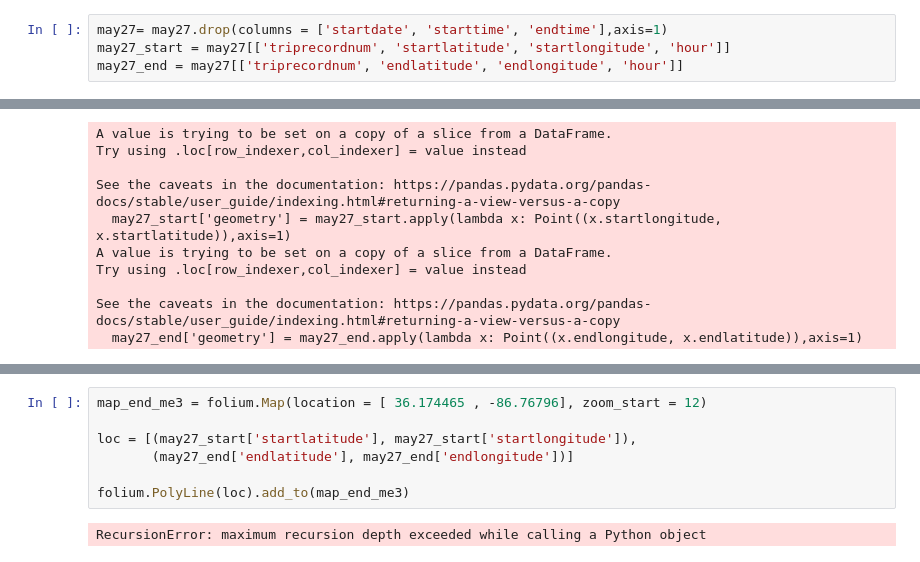
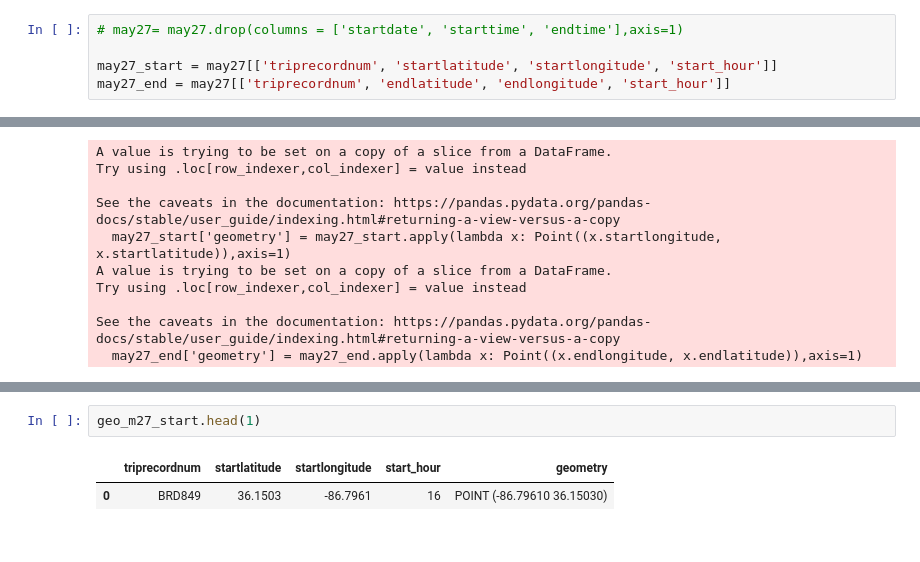
Before and after one commit to NSS-Data-Analytics-Cohort-8/scooter-partner1-badger-badger-python, a Jupyter notebook: notebooks/deliverables_scoot_3.ipynb, the cells around one changed output, grey strips where cells are left out. Cells and saved outputs as stored; diff of their text form.

```diff
--- a/notebooks/deliverables_scoot_3.ipynb
+++ b/notebooks/deliverables_scoot_3.ipynb
@@ -398,9 +392,10 @@ may27['starttime_clean'] = may27_temp['starttime_clean']
 may27['starttime_clean'] = pd.to_datetime(may27['starttime_clean'], format = '%H:%M:%S')
 may27['start_hour'] = may27['starttime_clean'].dt.hour
 # %%
-may27= may27.drop(columns = ['startdate', 'starttime', 'endtime'],axis=1)
-may27_start = may27[['triprecordnum', 'startlatitude', 'startlongitude', 'hour']]
-may27_end = may27[['triprecordnum', 'endlatitude', 'endlongitude', 'hour']]
+# may27= may27.drop(columns = ['startdate', 'starttime', 'endtime'],axis=1)
+
+may27_start = may27[['triprecordnum', 'startlatitude', 'startlongitude', 'start_hour']]
+may27_end = may27[['triprecordnum', 'endlatitude', 'endlongitude', 'start_hour']]
 # %%
 may27_start['startlatitude'] = may27_start['startlatitude'].astype(str)
 may27_start['startlongitude'] = may27_start['startlongitude'].astype(str)
@@ -473,9 +445,5 @@ dtype: object
-# %%
-map_end_me3 = folium.Map(location = [ 36.174465 , -86.76796], zoom_start = 12)
-
-loc = [(may27_start['startlatitude'], may27_start['startlongitude']),
-       (may27_end['endlatitude'], may27_end['endlongitude'])]
-
-folium.PolyLine(loc).add_to(map_end_me3)
-# %% [output]
-RecursionError: maximum recursion depth exceeded while calling a Python object
+# %%
+geo_m27_start.head(1)
+# %% [output]
+|  | triprecordnum | startlatitude | startlongitude | start_hour | geometry |
+| 0 | BRD849 | 36.1503 | -86.7961 | 16 | POINT (-86.79610 36.15030) |
```
Also changed, not shown: parts of 20 cells of this notebook, 4 other files.
